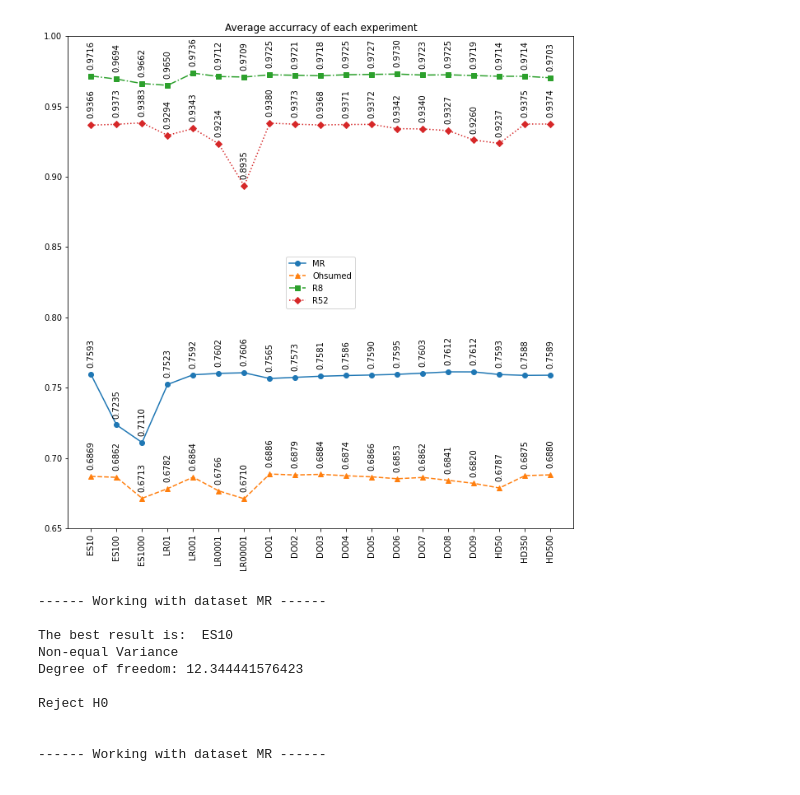
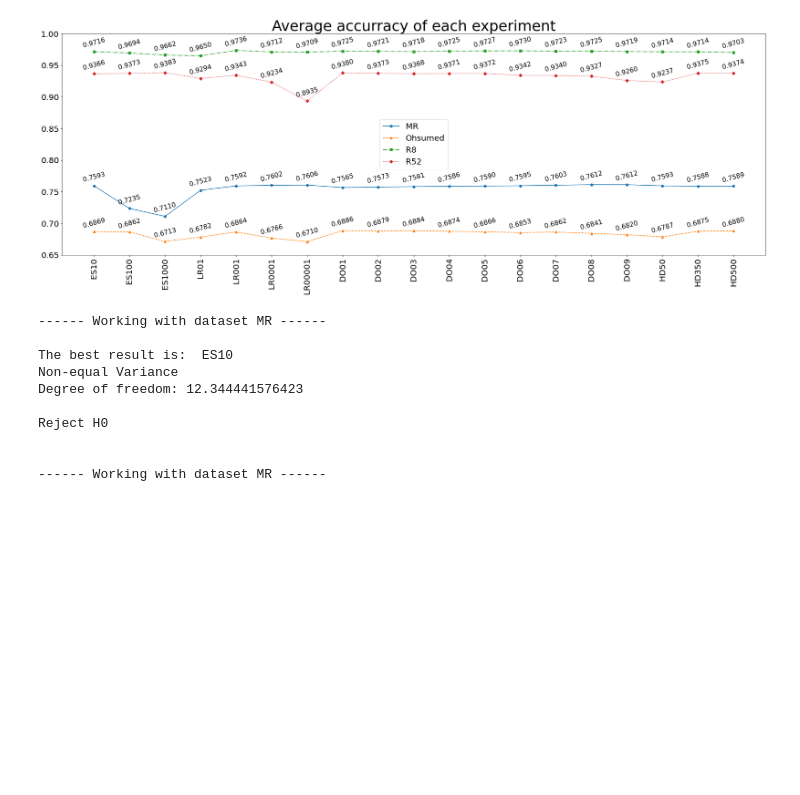
Before and after one commit to HenriqueVarellaEhrenfried/AnalysisResultsTextGCN, a Jupyter notebook: Data_visualization.ipynb, the cells around one changed output. Cells and saved outputs as stored; diff of their text form; code cells hidden in the pictures; blank space fills up the shorter version.

Commit message:
Improve chart

```diff
--- a/Data_visualization.ipynb
+++ b/Data_visualization.ipynb
@@ -93,40 +93,41 @@ df = df.reset_index(drop=True)
 
 basic_stats = {}
 dataset_config = {
     "MR": {"marker":'o', "linestyle":'-'},
     "Ohsumed": {"marker":'^', "linestyle":'--'},
     "R8": {"marker":'s', "linestyle":'-.'},
     "R52": {"marker":'D', "linestyle":':'},
 }
 
-plt.figure(figsize=(11, 11))
+plt.figure(figsize=(31, 10))
 for dataset in DATASETS:
     experiments = df.loc[df['dataset'] == dataset]
     basic_stats[dataset] = calculate_basic_statistics(experiments, dataset)
     plt.plot(basic_stats[dataset]["name"], basic_stats[dataset]["mean"], marker=dataset_config[dataset]["marker"], linestyle=dataset_config[dataset]["linestyle"], label=dataset)
 
     for x,y in zip(basic_stats[dataset]["name"],basic_stats[dataset]["mean"]):
 
         label = "{:.4f}".format(y)
 
         plt.annotate(label, # this is the text
                     (x,y), # this is the point to label
                     textcoords="offset points", # how to position the text
                     xytext=(0,10), # distance from text to points (x,y)
                     ha='center',  # horizontal alignment can be left, right or center
-                    rotation=90
+                    rotation=15,
+                    fontsize=16
         )
 
 
-plt.title("Average accurracy of each experiment")
-plt.xticks(rotation=90)
-plt.yticks(numpy.arange(0.65, 1.01, step=0.05))
-plt.legend(loc='center')
+plt.title("Average accurracy of each experiment",fontsize=36)
+plt.xticks(rotation=90,fontsize=20)
+plt.yticks(numpy.arange(0.65, 1.05, step=0.05),fontsize=20)
+plt.legend(loc='center', fontsize=20)
 
 
 plt.show()
 # %% [output]
-[figure, old version]
+[figure, new version]
 # %%
 def calculate_statistics(max_result, dataset):
 
```
